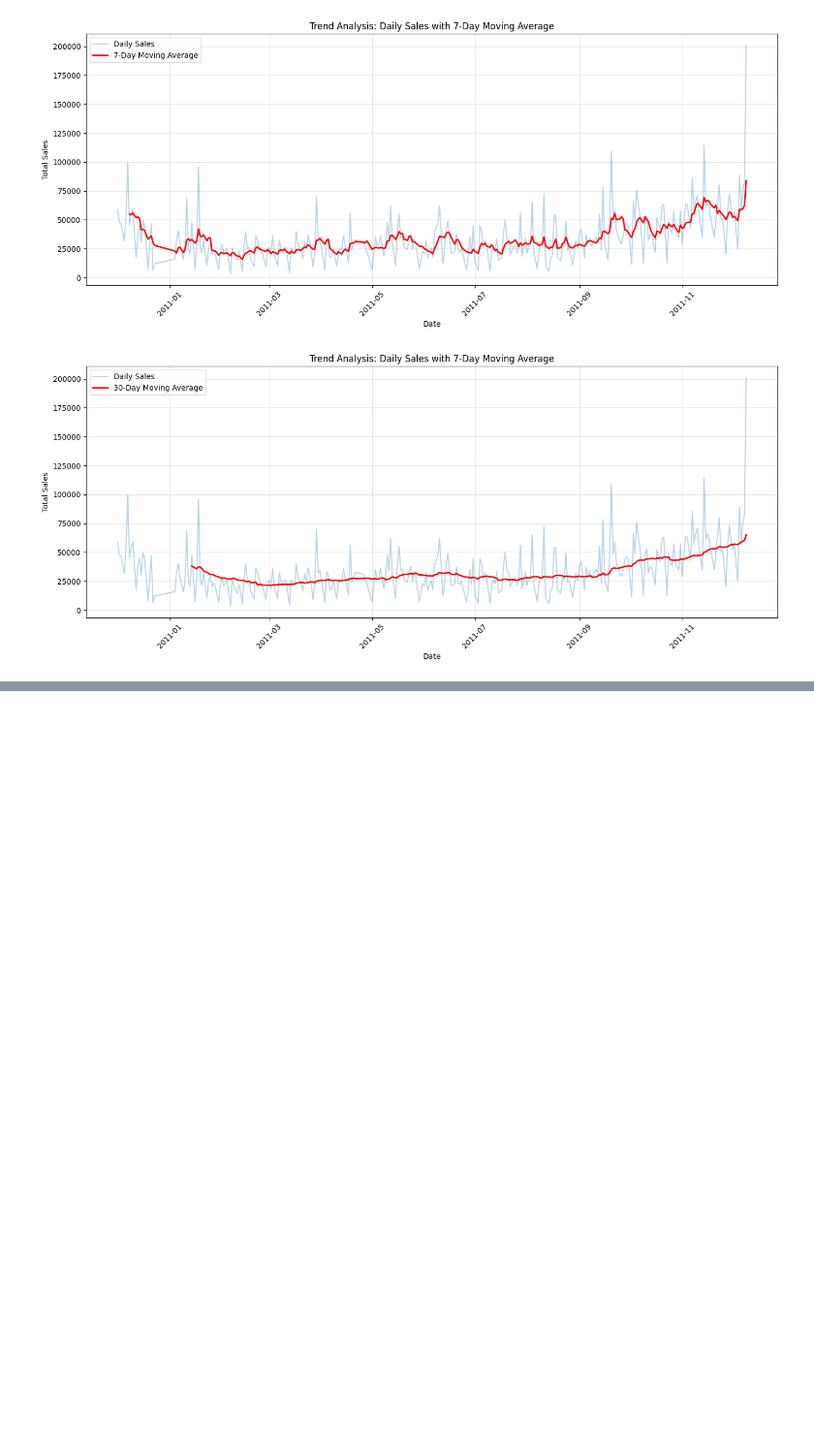
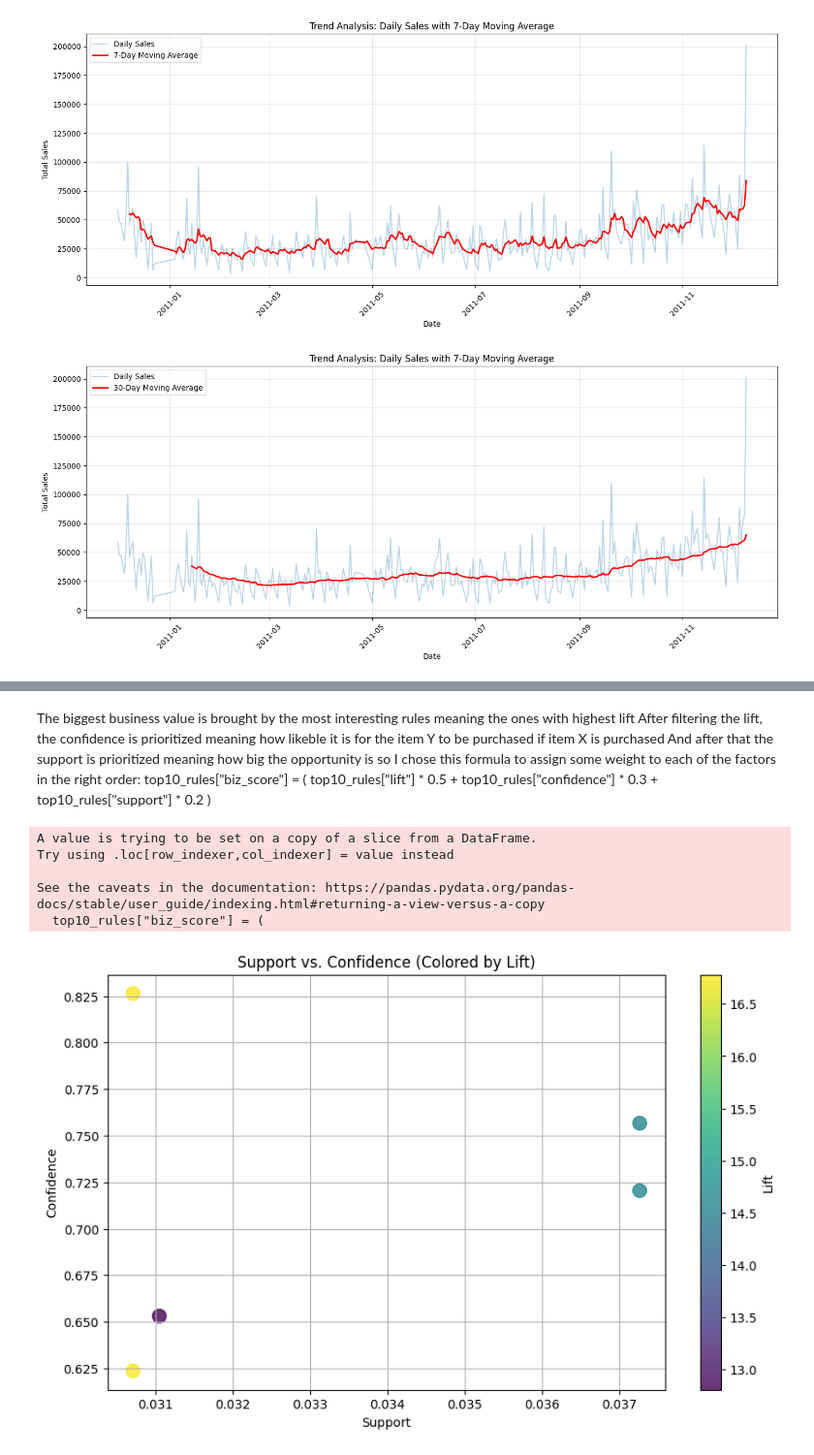
Before and after one commit to rose-giant/Data-Mining-Course-Projects, a Jupyter notebook: HW2/main.ipynb, the cells around one changed output, grey strips where cells are left out. Shown at 97% size. Drawn from its saved outputs; the diff is of its cells as text; code cells hidden in the pictures; blank space fills up the shorter version.

```diff
--- a/HW2/main.ipynb
+++ b/HW2/main.ipynb
@@ -405,0 +627,44 @@ plt.show()
+# %% [markdown]
+The biggest business value is brought by the most interesting rules meaning the ones with highest lift
+After filtering the lift, the confidence is prioritized meaning how likeble it is for the item Y to be purchased if item X is purchased
+And after that the support is prioritized meaning how big the opportunity is
+so I chose this formula to assign some weight to each of the factors in the right order:
+top10_rules["biz_score"] = (
+    top10_rules["lift"] * 0.5 +
+    top10_rules["confidence"] * 0.3 +
+    top10_rules["support"] * 0.2
+)
+# %%
+top10_rules["biz_score"] = (
+    top10_rules["lift"] * 0.5 +
+    top10_rules["confidence"] * 0.3 +
+    top10_rules["support"] * 0.2
+)
+
+best5 = top10_rules.sort_values("biz_score", ascending=False).head(5)
+best5
+
+plt.figure(figsize=(10,6))
+
+scatter = plt.scatter(
+    best5["support"],
+    best5["confidence"],
+    c=best5["lift"],
+    s=120,
+    alpha=0.8,
+)
+
+plt.colorbar(scatter, label="Lift")
+plt.xlabel("Support")
+plt.ylabel("Confidence")
+plt.title("Support vs. Confidence (Colored by Lift)")
+plt.grid(True)
+
+plt.show()
+# %% [output]
+A value is trying to be set on a copy of a slice from a DataFrame.
+Try using .loc[row_indexer,col_indexer] = value instead
+
+See the caveats in the documentation: https://pandas.pydata.org/pandas-docs/stable/user_guide/indexing.html#returning-a-view-versus-a-copy
+  top10_rules["biz_score"] = (
+[figure, added]
```
Also changed, not shown: parts of 20 cells of this notebook, 1 other file.
